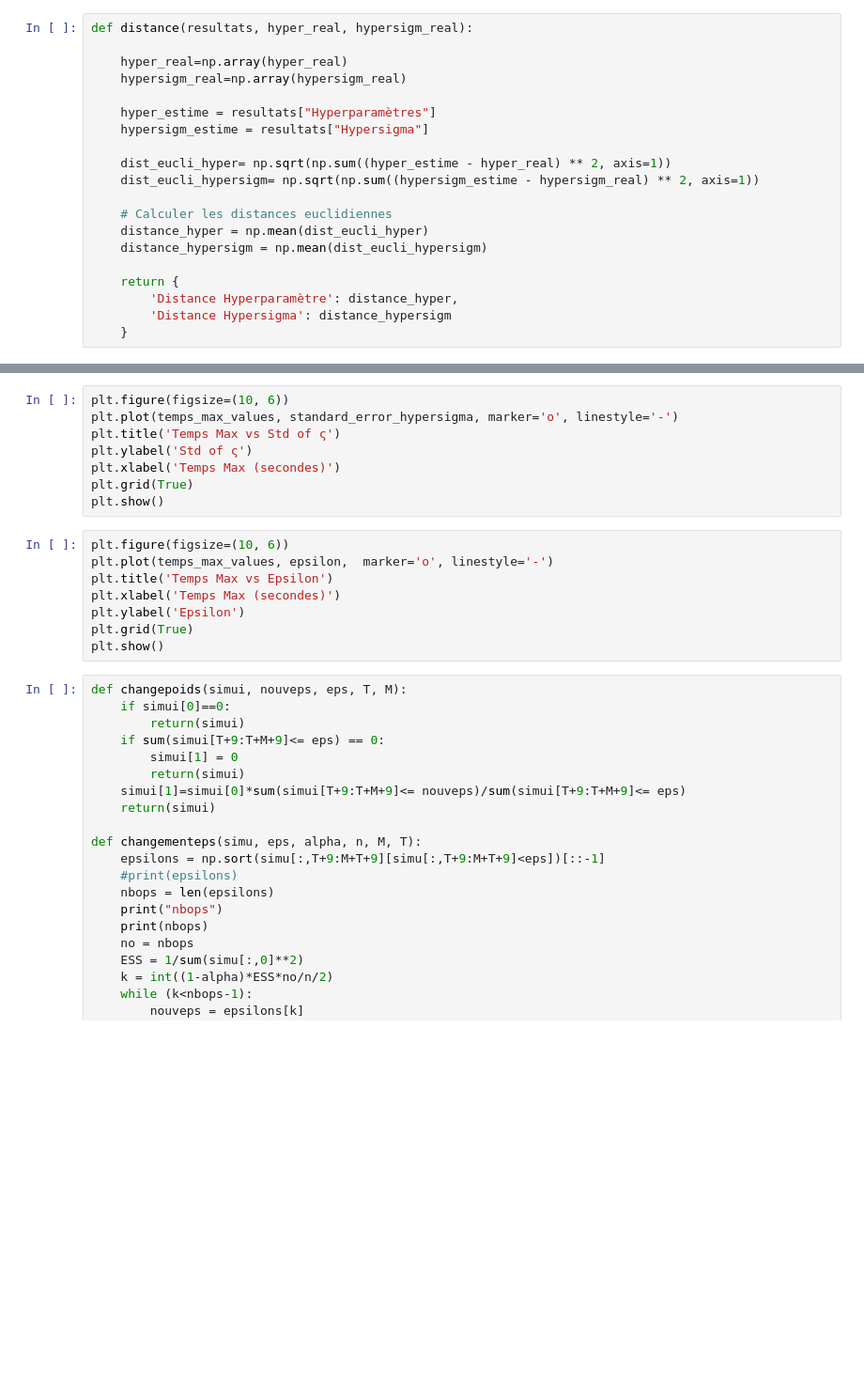
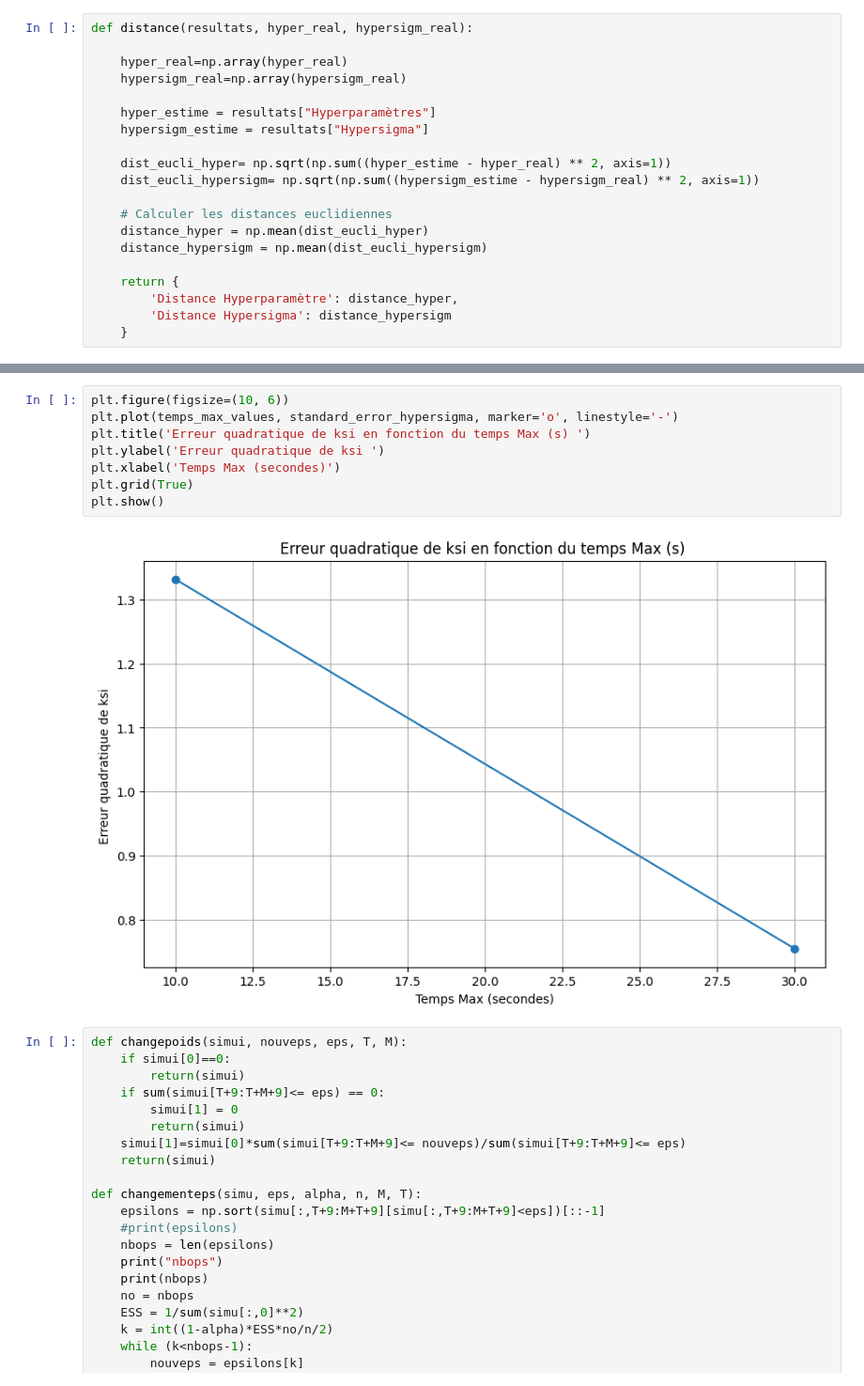
Before and after one commit to sarahthoumyre/GibbsABC, a Jupyter notebook: Main.ipynb, the cells around one changed output, grey strips where cells are left out. Shown: that part at 94% size. Drawn from its saved outputs; the diff is of its cells as text; blank space fills up the shorter version.

```diff
--- a/Main.ipynb
+++ b/Main.ipynb
@@ -279,19 +339,13 @@ plt.show()
 # %%
 plt.figure(figsize=(10, 6))
 plt.plot(temps_max_values, standard_error_hypersigma, marker='o', linestyle='-')
-plt.title('Temps Max vs Std of ς')
-plt.ylabel('Std of ς')
+plt.title('Erreur quadratique de ksi en fonction du temps Max (s) ')
+plt.ylabel('Erreur quadratique de ksi ')
 plt.xlabel('Temps Max (secondes)')
 plt.grid(True)
 plt.show()
+# %% [output]
+[figure, added]
-# %%
-plt.figure(figsize=(10, 6))
-plt.plot(temps_max_values, epsilon,  marker='o', linestyle='-')
-plt.title('Temps Max vs Epsilon')
-plt.xlabel('Temps Max (secondes)')
-plt.ylabel('Epsilon')
-plt.grid(True)
-plt.show()
 # %%
 def changepoids(simui, nouveps, eps, T, M):
     if simui[0]==0:
```
Also changed, not shown: parts of 7 cells of this notebook.
